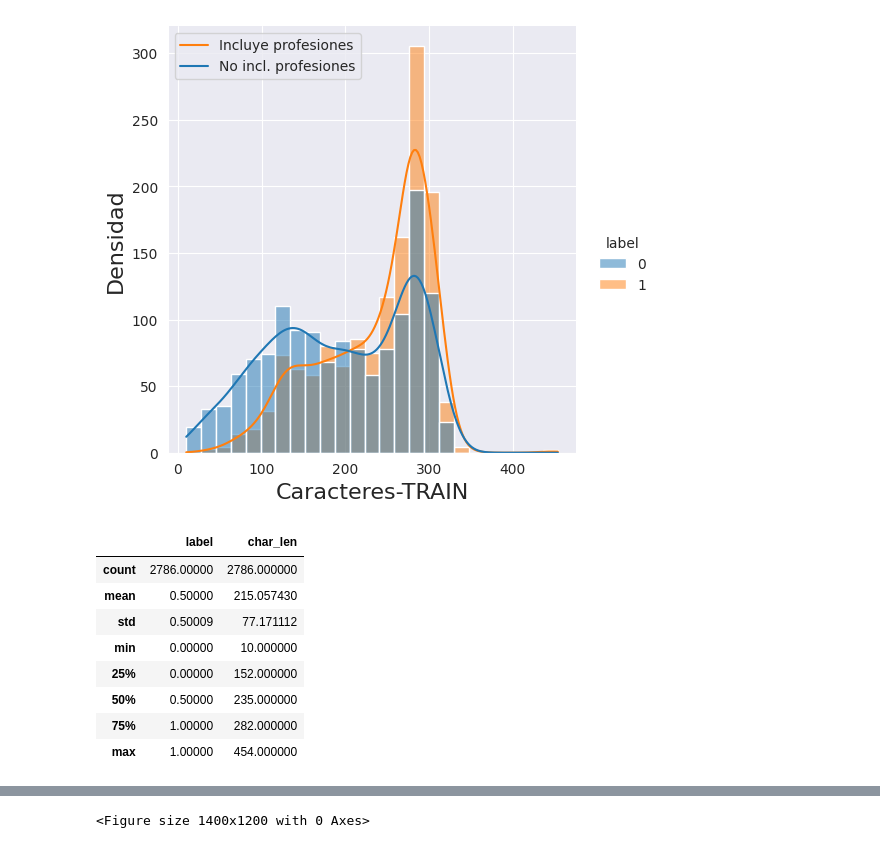
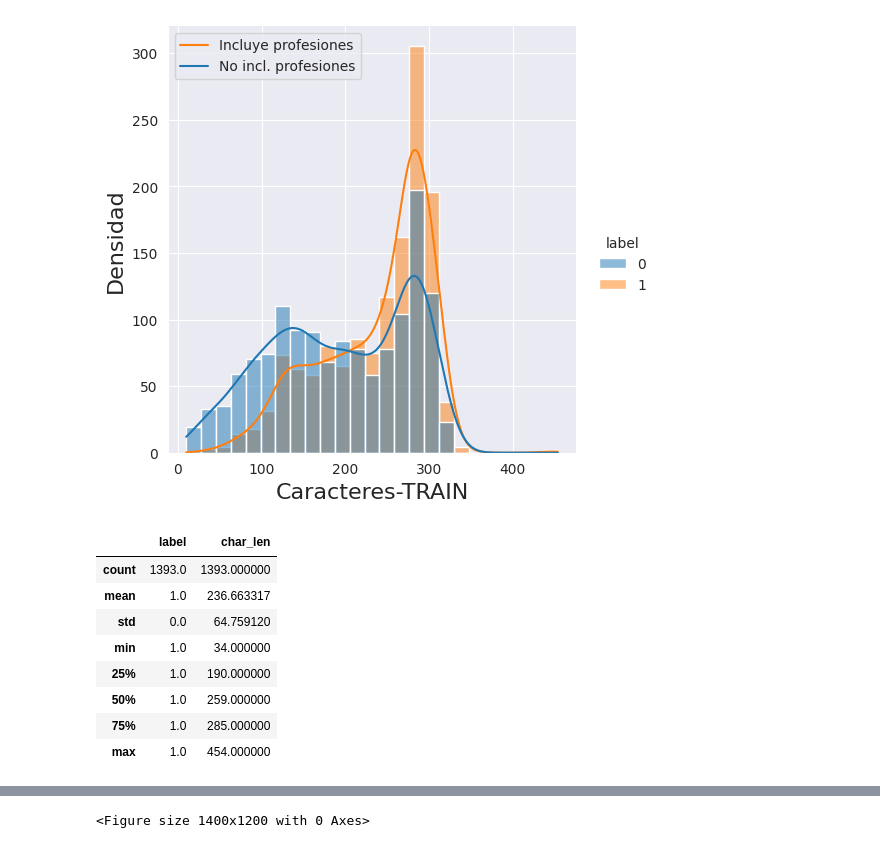
Before and after one commit to ivanrnarvaez/text_mining, a Jupyter notebook: NARVAEZ_BARREIROS_IVAN_RICARDO_Ejercicio1.ipynb, the cells around one changed output, grey strips where cells are left out. Cells and saved outputs as stored; diff of their text form; code cells hidden in the pictures.

```diff
--- a/NARVAEZ_BARREIROS_IVAN_RICARDO_Ejercicio1.ipynb
+++ b/NARVAEZ_BARREIROS_IVAN_RICARDO_Ejercicio1.ipynb
@@ -252,14 +252,14 @@ plt.show()
 <Figure size 1400x1200 with 0 Axes>
 [figure]
 # %%
-dataset_train_df.describe()
+dataset_train_df[dataset_train_df['label'] == 1].describe()
 # %% [output]
 |  | label | char_len |
-| count | 2786.00000 | 2786.000000 |
-| mean | 0.50000 | 215.057430 |
-| std | 0.50009 | 77.171112 |
-| min | 0.00000 | 10.000000 |
-| 25% | 0.00000 | 152.000000 |
-| 50% | 0.50000 | 235.000000 |
-| 75% | 1.00000 | 282.000000 |
-| max | 1.00000 | 454.000000 |
+| count | 1393.0 | 1393.000000 |
+| mean | 1.0 | 236.663317 |
+| std | 0.0 | 64.759120 |
+| min | 1.0 | 34.000000 |
+| 25% | 1.0 | 190.000000 |
+| 50% | 1.0 | 259.000000 |
+| 75% | 1.0 | 285.000000 |
+| max | 1.0 | 454.000000 |
```
Also changed, not shown: parts of 4 cells of this notebook.
